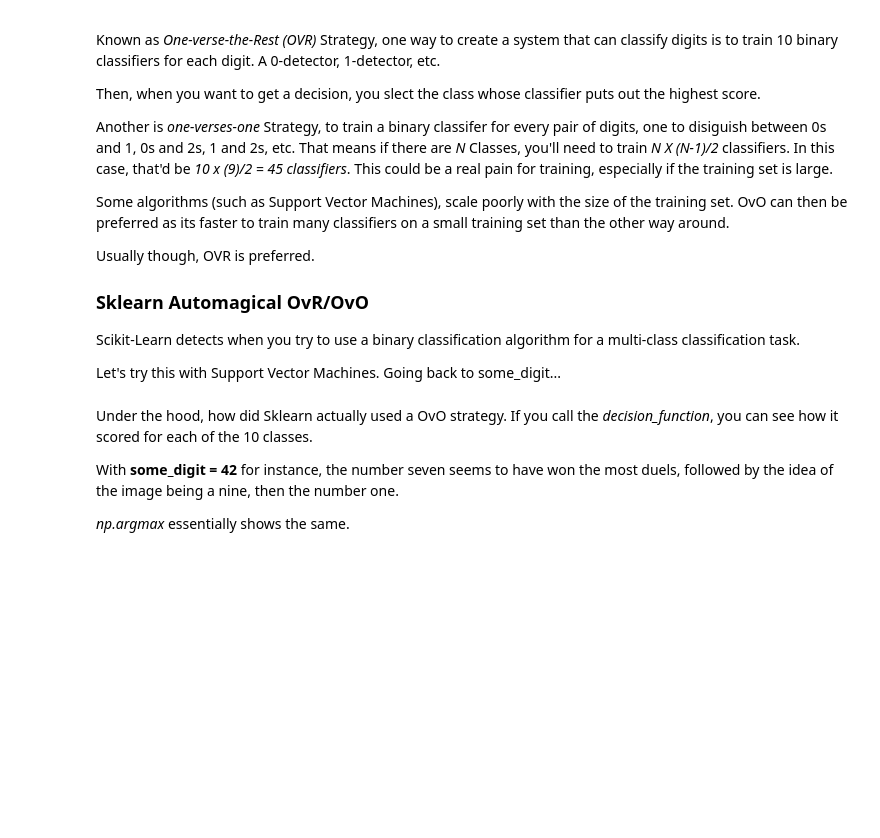
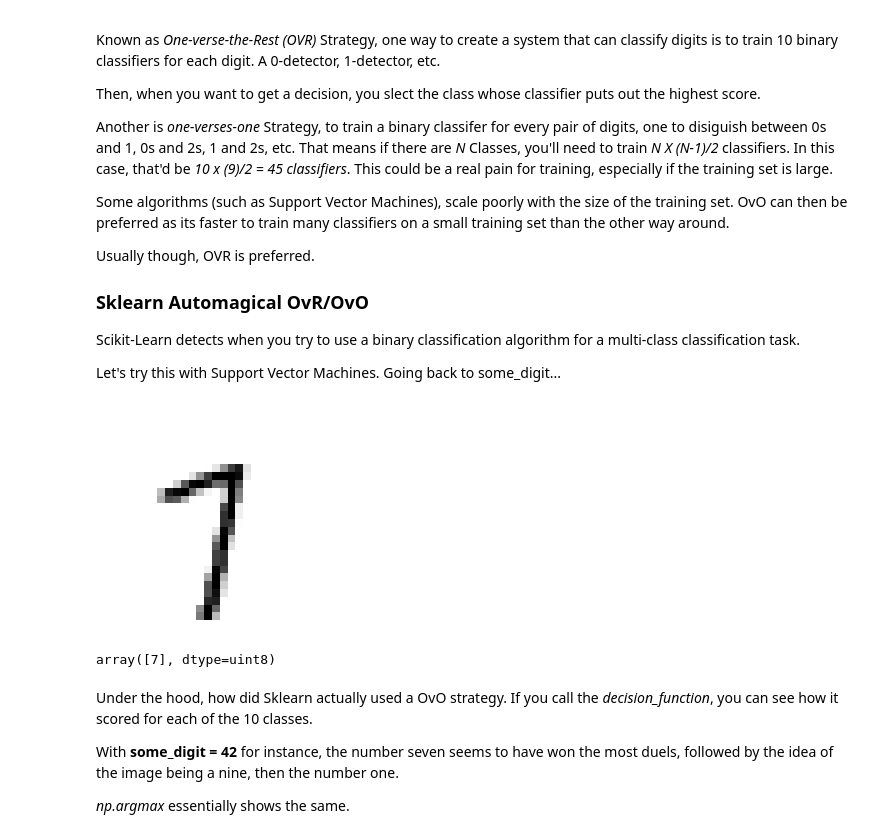
Before and after one commit to dnmorris7/O-Reilly_Handwriting_Analysis, a Jupyter notebook: O'Reilly_Handwriting_Analysis.ipynb, the cells around one changed output. Cells and saved outputs as stored; diff of their text form; code cells hidden in the pictures; blank space fills up the shorter version.

```diff
--- a/O'Reilly_Handwriting_Analysis.ipynb
+++ b/O'Reilly_Handwriting_Analysis.ipynb
@@ -414,17 +414,21 @@ Scikit-Learn detects when you try to use a binary classification algorithm for a
 Let's try this with Support Vector Machines.
 Going back to some_digit...
 # %%
-some_digit=42
+some_digit=X[42]
 some_digit_image = some_digit.reshape(28, 28)
 plt.imshow(some_digit_image, cmap="binary")
 
 plt.axis("off")
 plt.show()
+# %% [output]
+[figure, added]
 # %%
 from sklearn.svm import SVC
 svm_clf = SVC()
 svm_clf.fit(X_train, y_train)
 svm_clf.predict([some_digit])
+# %% [output]
+array([7], dtype=uint8)
 # %% [markdown]
 Under the hood, how did Sklearn actually used a OvO strategy. If you call the *decision_function*, you can see how it scored for each of the 10 classes.
 
```
Also changed, not shown: parts of 24 cells of this notebook.
